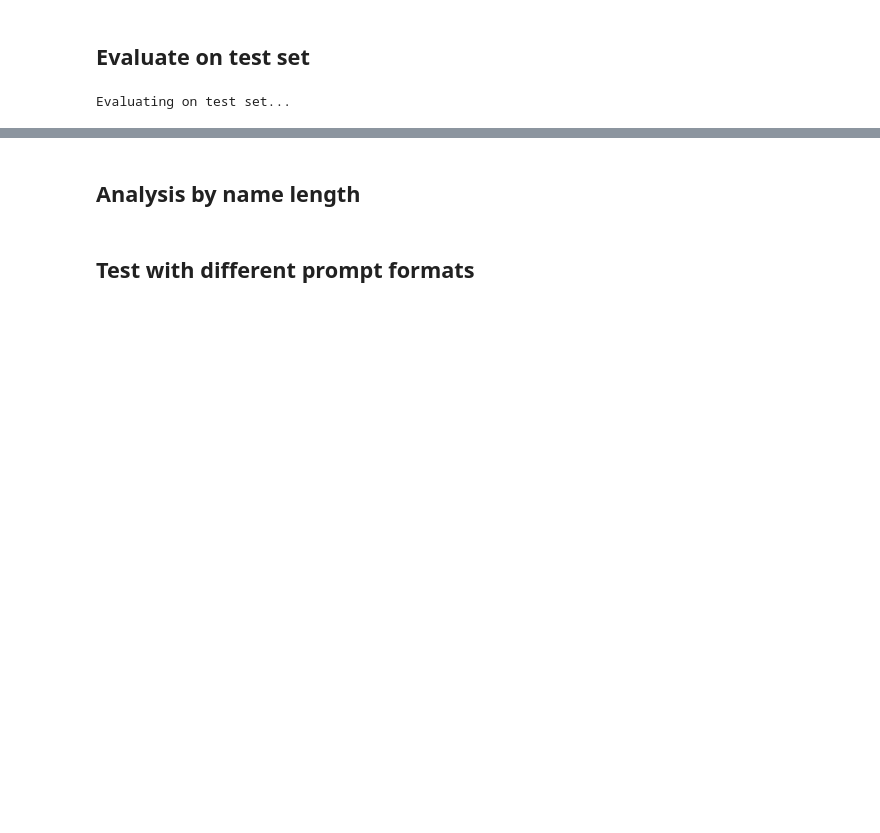
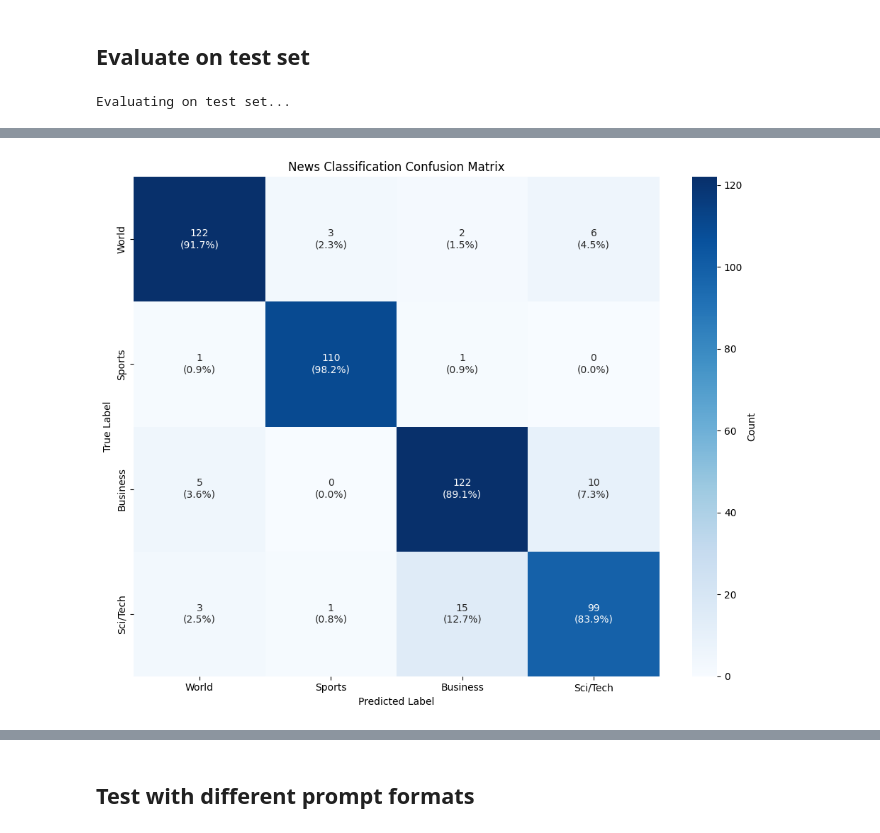
Before and after one commit to ericmaster/icl-fine-tuning, a Jupyter notebook: finetuning_lm_usfq.ipynb, the cells around one changed output, grey strips where cells are left out. Drawn from its saved outputs; the diff is of its cells as text; code cells hidden in the pictures; blank space fills up the shorter version.

```diff
--- a/finetuning_lm_usfq.ipynb
+++ b/finetuning_lm_usfq.ipynb
@@ -414,2 +427,4 @@ Epoch 5/5
 # %% [markdown]
 ## Generate and evaluate
+# %%
+model.load_state_dict(torch.load('best_model.pt'))
@@ -425,7 +442,7 @@ def classify_news(model, tokenizer, text, device, max_new_tokens=10):
         outputs = model.generate(
             inputs["input_ids"],
             max_new_tokens=max_new_tokens,
-            temperature=0.1,
+            temperature=0.1, # Low temperature for more deterministic output
             do_sample=True,
             pad_token_id=tokenizer.pad_token_id,
             eos_token_id=tokenizer.eos_token_id
@@ -447,7 +464,7 @@ print("Testing classification after fine-tuning:")
 print("="*70)
 
 class_names = {0: "World", 1: "Sports", 2: "Business", 3: "Sci/Tech"}
-test_samples = dataset['test'].shuffle(seed=42).select(range(10))
+test_samples = dataset['test'].shuffle(seed=424).select(range(20))
 
 correct = 0
 total = 0
@@ -492,10 +509,16 @@ Accuracy: 8/10 = 80.0%
 # %% [markdown]
 ## Evaluate on test set
 # %%
+import numpy as np
+import matplotlib.pyplot as plt
+import seaborn as sns
+from sklearn.metrics import confusion_matrix, classification_report
+
 def evaluate_classification_accuracy(model, tokenizer, test_dataset, device, sample_size=200):
-    """Evaluate classification accuracy on test set."""
+    """Evaluate classification accuracy on test set and build confusion matrix."""
 
     class_names = {0: "World", 1: "Sports", 2: "Business", 3: "Sci/Tech"}
+    class_list = list(class_names.values())
 
     # Sample from test set - convert to list of indices and sample randomly
     total_samples = min(sample_size, len(test_dataset))
@@ -509,6 +532,10 @@ def evaluate_classification_accuracy(model, tokenizer, test_dataset, device, sam
     class_correct = {name: 0 for name in class_names.values()}
     class_total = {name: 0 for name in class_names.values()}
 
+    # Lists to store true and predicted labels for confusion matrix
+    true_labels = []
+    predicted_labels = []
+
     for i in tqdm(sampled_indices, desc="Evaluating"):
         sample = test_dataset[i]
         text = sample['text']
@@ -517,13 +544,17 @@ def evaluate_classification_accuracy(model, tokenizer, test_dataset, device, sam
 
         generated_class = classify_news(model, tokenizer, text[:300], device)
 
+        # Store for confusion matrix
+        true_labels.append(true_class)
+        predicted_labels.append(generated_class)
+
         class_total[true_class] += 1
 
         if generated_class.lower() == true_class.lower():
             correct += 1
             class_correct[true_class] += 1
         else:
-            errors.append((text[:100], true_class, generated_class))
+            errors.append((text[:160], true_class, generated_class))
 
     overall_accuracy = correct / total_samples
 
@@ -533,12 +564,52 @@ def evaluate_classification_accuracy(model, tokenizer, test_dataset, device, sam
         if class_total[class_name] > 0:
             class_accuracies[class_name] = class_correct[class_name] / class_total[class_name]
 
+    # Build confusion matrix
+    cm = confusion_matrix(true_labels, predicted_labels, labels=class_list)
+
+    # Create classification report
+    try:
+        class_report = classification_report(true_labels, predicted_labels,
+                                           target_names=class_list,
+                                           zero_division=0)
+    except:
+        class_report = "Could not generate classification report"
+
     return {
         'overall_accuracy': overall_accuracy,
         'class_accuracies': class_accuracies,
         'class_counts': class_total,
-        'errors': errors[:10]  # Show only first 10 errors
+        'errors': errors[:10],  # Show only first 10 errors
+        'confusion_matrix': cm,
+        'class_names': class_list,
+        'true_labels': true_labels,
+        'predicted_labels': predicted_labels,
+        'classification_report': class_report
     }
+
+def plot_confusion_matrix(cm, class_names, title='Confusion Matrix'):
+    """Plot confusion matrix with percentages and counts."""
+    plt.figure(figsize=(10, 8))
+
+    # Calculate percentages
+    cm_percent = cm.astype('float') / cm.sum(axis=1)[:, np.newaxis] * 100
+
+    # Create annotations with both count and percentage
+    annotations = np.empty_like(cm).astype(str)
+    for i in range(cm.shape[0]):
+        for j in range(cm.shape[1]):
+            annotations[i, j] = f'{cm[i,j]}\n({cm_percent[i,j]:.1f}%)'
+
+    # Plot heatmap
+    sns.heatmap(cm, annot=annotations, fmt='', cmap='Blues',
+                xticklabels=class_names, yticklabels=class_names,
+                cbar_kws={'label': 'Count'})
+
+    plt.title(title)
+    plt.xlabel('Predicted Label')
+    plt.ylabel('True Label')
+    plt.tight_layout()
+    plt.show()
 
 # Evaluate on test set
 print("Evaluating on test set...")
@@ -550,6 +621,14 @@ for class_name, accuracy in results['class_accuracies'].items():
     count = results['class_counts'][class_name]
     print(f"  {class_name}: {accuracy*100:.1f}% ({count} samples)")
 
+# Plot confusion matrix
+plot_confusion_matrix(results['confusion_matrix'], results['class_names'],
+                     'News Classification Confusion Matrix')
+
+# Print classification report
+print("\nClassification Report:")
+print(results['classification_report'])
+
 print(f"\nSome examples of errors:")
 print("Text (first 100 chars) | True | Predicted")
 print("="*60)
@@ -576,0 +646 @@ HAYLEY MICK: Hayley Mick is a journalist currently based in Vancouver. She has b
+[figure, added]
@@ -577,2 +663,0 @@ HAYLEY MICK: Hayley Mick is a journalist currently based in Vancouver. She has b
-# %% [markdown]
-## Analysis by name length
```
Also changed, not shown: parts of 14 cells of this notebook.
